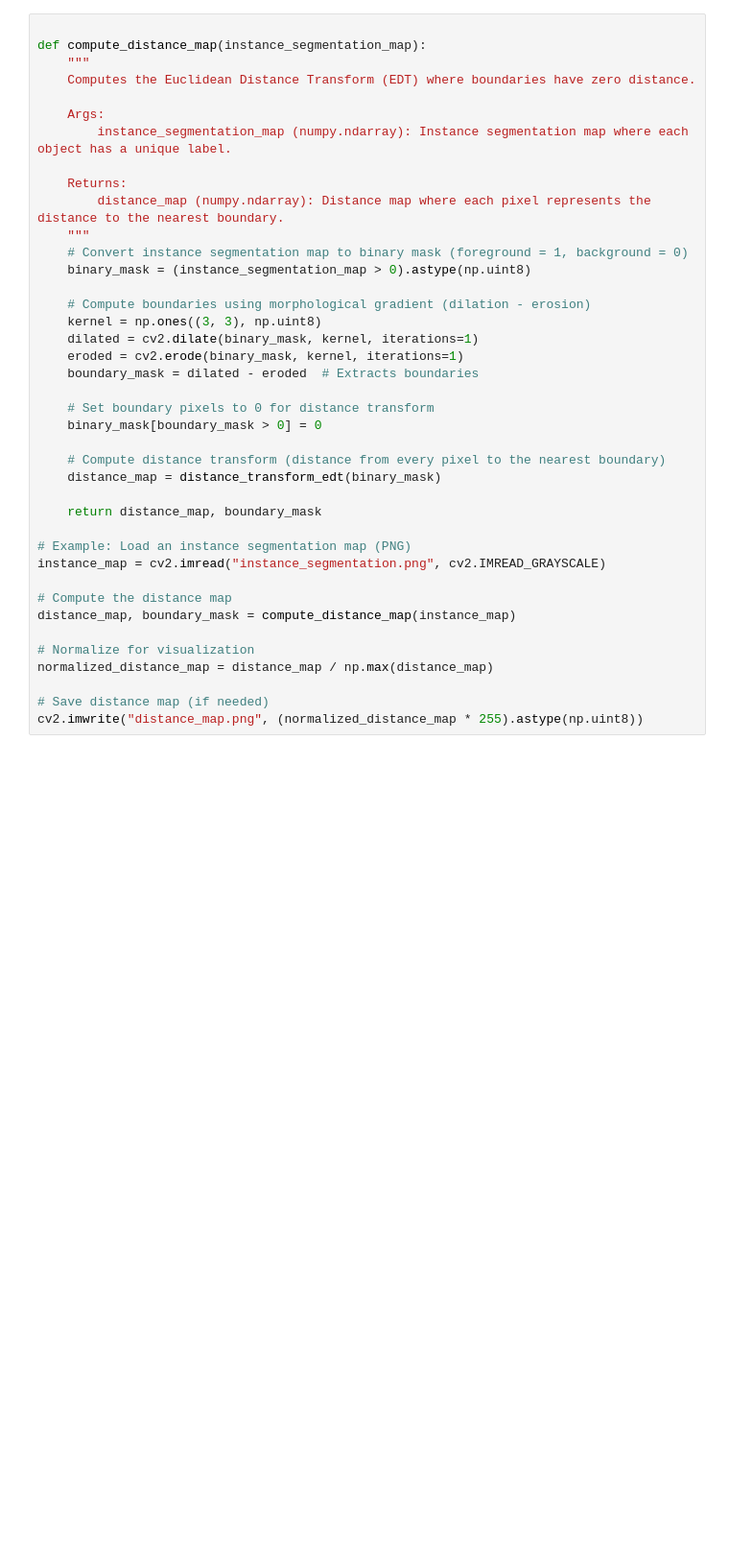
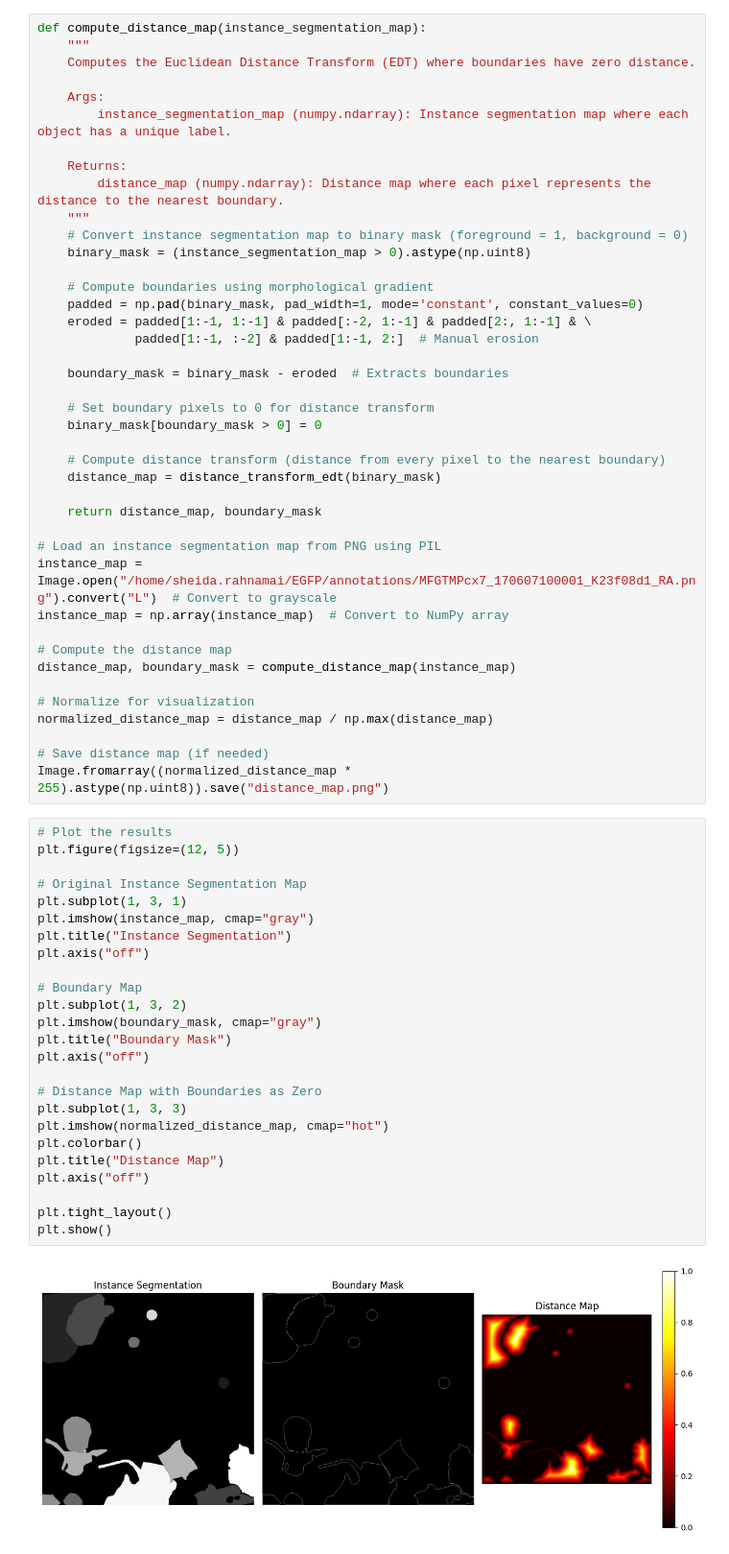
Before and after one commit to shei-dark/HDN, a Jupyter notebook: examples/2D/Pixel_Noise/Convallaria/light.ipynb, the cells around one changed output. Shown at 96% size. Cells and saved outputs as stored; diff of their text form; blank space fills up the shorter version.

```diff
--- a/examples/2D/Pixel_Noise/Convallaria/light.ipynb
+++ b/examples/2D/Pixel_Noise/Convallaria/light.ipynb
@@ -8,5 +8,4 @@ ModuleNotFoundError: No module named 'cv2'
 # %%
-
 def compute_distance_map(instance_segmentation_map):
     """
     Computes the Euclidean Distance Transform (EDT) where boundaries have zero distance.
@@ -20,11 +19,12 @@ def compute_distance_map(instance_segmentation_map):
     # Convert instance segmentation map to binary mask (foreground = 1, background = 0)
     binary_mask = (instance_segmentation_map > 0).astype(np.uint8)
 
-    # Compute boundaries using morphological gradient (dilation - erosion)
-    kernel = np.ones((3, 3), np.uint8)
-    dilated = cv2.dilate(binary_mask, kernel, iterations=1)
-    eroded = cv2.erode(binary_mask, kernel, iterations=1)
-    boundary_mask = dilated - eroded  # Extracts boundaries
+    # Compute boundaries using morphological gradient
+    padded = np.pad(binary_mask, pad_width=1, mode='constant', constant_values=0)
+    eroded = padded[1:-1, 1:-1] & padded[:-2, 1:-1] & padded[2:, 1:-1] & \
+             padded[1:-1, :-2] & padded[1:-1, 2:]  # Manual erosion
+
+    boundary_mask = binary_mask - eroded  # Extracts boundaries
 
     # Set boundary pixels to 0 for distance transform
     binary_mask[boundary_mask > 0] = 0
@@ -34,8 +34,9 @@ def compute_distance_map(instance_segmentation_map):
 
     return distance_map, boundary_mask
 
-# Example: Load an instance segmentation map (PNG)
-instance_map = cv2.imread("instance_segmentation.png", cv2.IMREAD_GRAYSCALE)
+# Load an instance segmentation map from PNG using PIL
+instance_map = Image.open("/home/sheida.rahnamai/EGFP/annotations/MFGTMPcx7_170607100001_K23f08d1_RA.png").convert("L")  # Convert to grayscale
+instance_map = np.array(instance_map)  # Convert to NumPy array
 
 # Compute the distance map
 distance_map, boundary_mask = compute_distance_map(instance_map)
@@ -44,4 +45,31 @@ distance_map, boundary_mask = compute_distance_map(instance_map)
 normalized_distance_map = distance_map / np.max(distance_map)
 
 # Save distance map (if needed)
-cv2.imwrite("distance_map.png", (normalized_distance_map * 255).astype(np.uint8))
+Image.fromarray((normalized_distance_map * 255).astype(np.uint8)).save("distance_map.png")
+# %%
+# Plot the results
+plt.figure(figsize=(12, 5))
+
+# Original Instance Segmentation Map
+plt.subplot(1, 3, 1)
+plt.imshow(instance_map, cmap="gray")
+plt.title("Instance Segmentation")
+plt.axis("off")
+
+# Boundary Map
+plt.subplot(1, 3, 2)
+plt.imshow(boundary_mask, cmap="gray")
+plt.title("Boundary Mask")
+plt.axis("off")
+
+# Distance Map with Boundaries as Zero
+plt.subplot(1, 3, 3)
+plt.imshow(normalized_distance_map, cmap="hot")
+plt.colorbar()
+plt.title("Distance Map")
+plt.axis("off")
+
+plt.tight_layout()
+plt.show()
+# %% [output]
+[figure, added]
```
Also changed, not shown: parts of 1 cell of this notebook, 8 other files.
